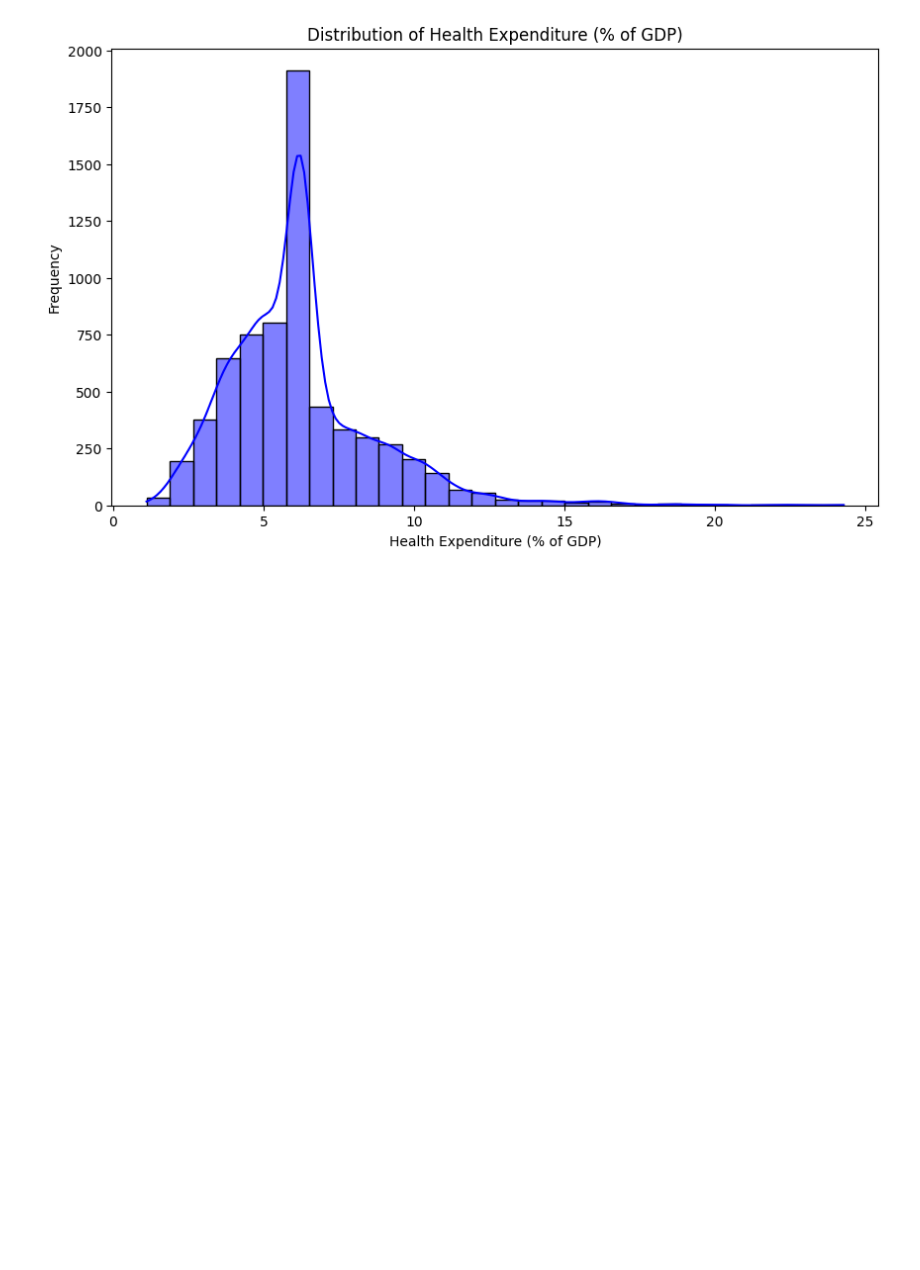
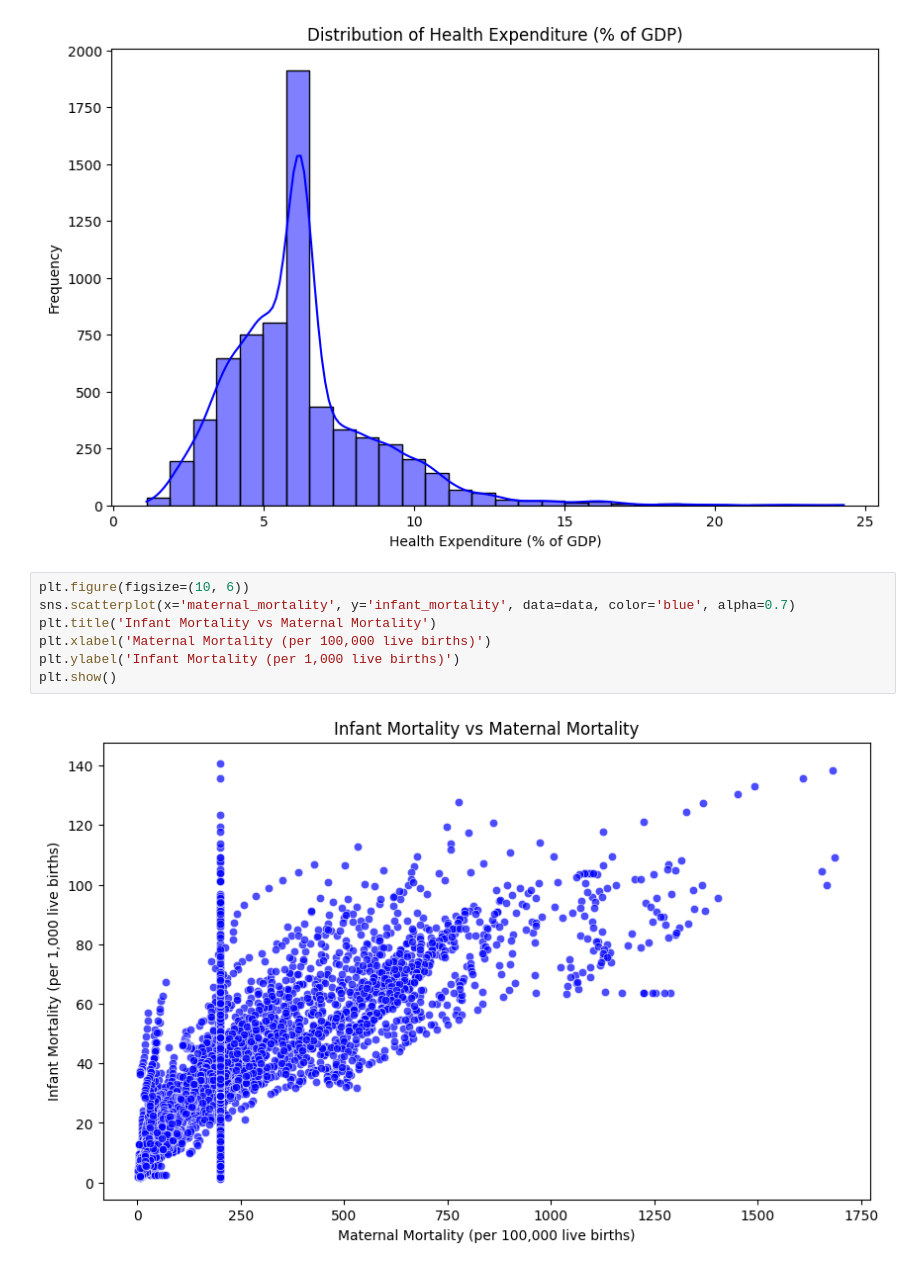
Before and after one commit to kundetigowtham06/ML, a Jupyter notebook: Blog_post.ipynb, the cells around one changed output. Saved outputs shown, nothing was run; the diff lists cells and outputs as text; blank space fills up the shorter version.

```diff
--- a/Blog_post.ipynb
+++ b/Blog_post.ipynb
@@ -149,3 +149,12 @@ plt.ylabel('Frequency')
 plt.show()
 # %% [output]
 [figure]
+# %%
+plt.figure(figsize=(10, 6))
+sns.scatterplot(x='maternal_mortality', y='infant_mortality', data=data, color='blue', alpha=0.7)
+plt.title('Infant Mortality vs Maternal Mortality')
+plt.xlabel('Maternal Mortality (per 100,000 live births)')
+plt.ylabel('Infant Mortality (per 1,000 live births)')
+plt.show()
+# %% [output]
+[figure, added]
```
